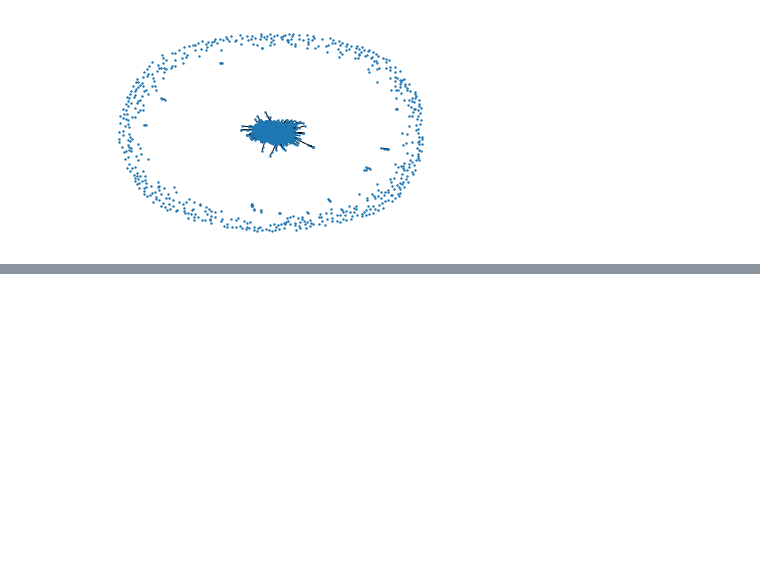
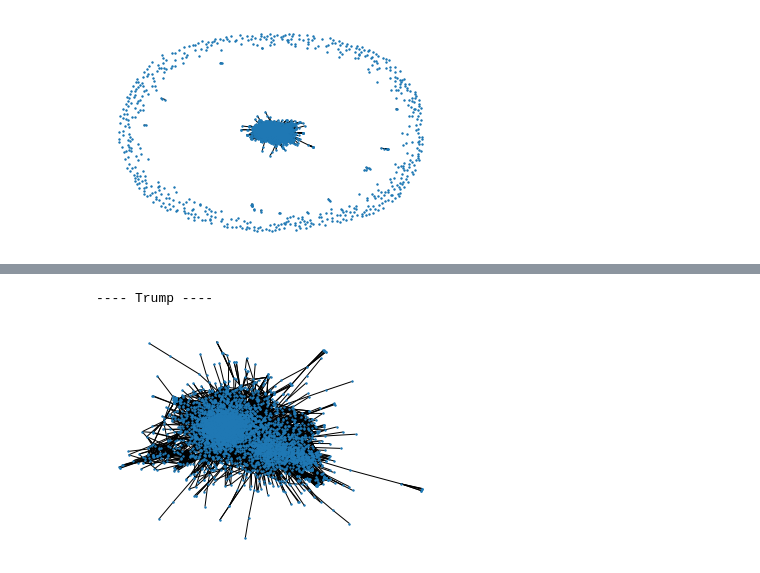
Before and after one commit to jecrespo/Analisis-RRSS-Python, a Jupyter notebook: Proyecto/Proyecto_arduino.ipynb, the cells around one changed output, grey strips where cells are left out. Cells and saved outputs as stored; diff of their text form; code cells hidden in the pictures; blank space fills up the shorter version.

```diff
--- a/Proyecto/Proyecto_arduino.ipynb
+++ b/Proyecto/Proyecto_arduino.ipynb
@@ -457,3 +503,11 @@ print(f'Transitividad: {triadic_closure}')
+# %%
+print('---- Trump ----')
+plt.axis('off')
+spring_pos_Trump = nx.spring_layout(G_final_Trump)
+nx.draw_networkx(G_final_Trump, pos=spring_pos_Trump, cmap=plt.get_cmap('jet'), node_size=2, with_labels=False)
+# %% [output]
+---- Trump ----
+[figure, added]
 # %%
 #Análisis de la red
 # %%
```
Also changed, not shown: parts of 18 cells of this notebook, 2 other files.
